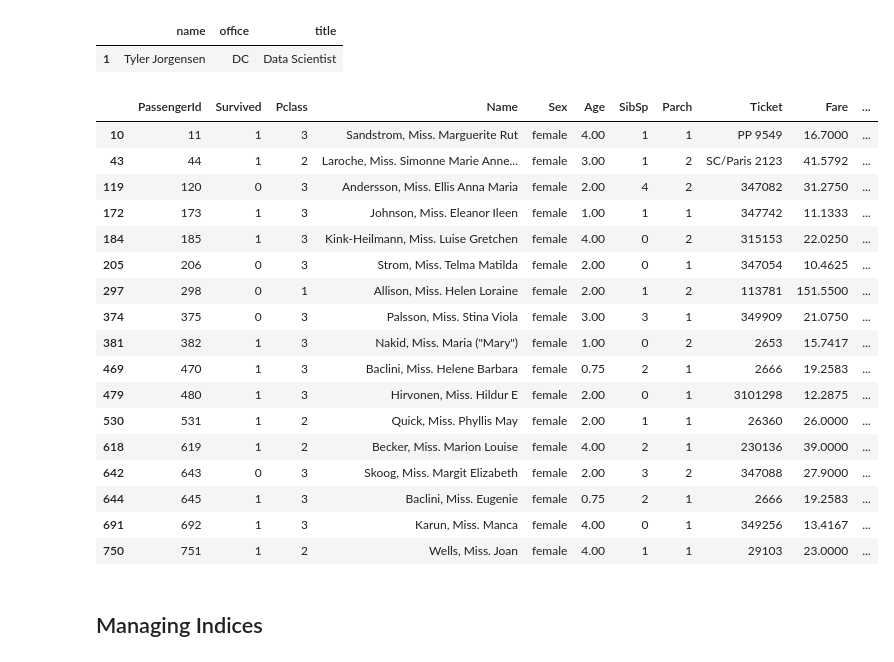
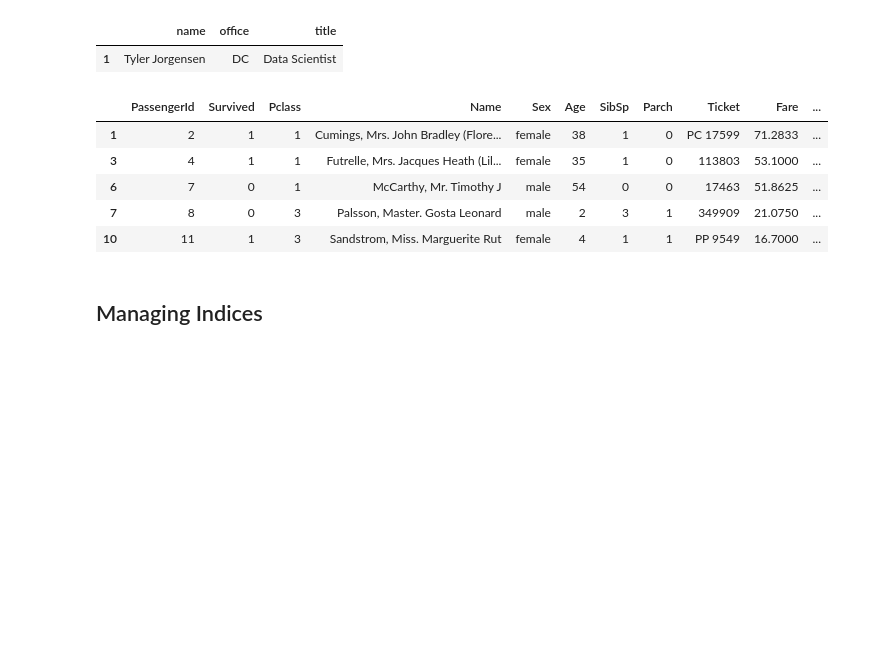
Before and after one commit to jackiekazil/intro_pandas, a Jupyter notebook: pandas_tutorial.ipynb, the cells around one changed output. Cells and saved outputs as stored; diff of their text form; code cells hidden in the pictures; blank space fills up the shorter version.

```diff
--- a/pandas_tutorial.ipynb
+++ b/pandas_tutorial.ipynb
@@ -215,26 +215,14 @@ picwell_employees[(picwell_employees.office == 'DC') & ~(picwell_employees.title
 |  | name | office | title |
 | 1 | Tyler Jorgensen | DC | Data Scientist |
 # %%
-titanic[(titanic.Sex == 'female') & (titanic.Age < 5)]
+titanic[(titanic.Pclass == 1) | (titanic.Age < 10)].head()
 # %% [output]
 |  | PassengerId | Survived | Pclass | Name | Sex | Age | SibSp | Parch | Ticket | Fare | ... |
-| 10 | 11 | 1 | 3 | Sandstrom, Miss. Marguerite Rut | female | 4.00 | 1 | 1 | PP 9549 | 16.7000 | ... |
-| 43 | 44 | 1 | 2 | Laroche, Miss. Simonne Marie Anne... | female | 3.00 | 1 | 2 | SC/Paris 2123 | 41.5792 | ... |
-| 119 | 120 | 0 | 3 | Andersson, Miss. Ellis Anna Maria | female | 2.00 | 4 | 2 | 347082 | 31.2750 | ... |
-| 172 | 173 | 1 | 3 | Johnson, Miss. Eleanor Ileen | female | 1.00 | 1 | 1 | 347742 | 11.1333 | ... |
-| 184 | 185 | 1 | 3 | Kink-Heilmann, Miss. Luise Gretchen | female | 4.00 | 0 | 2 | 315153 | 22.0250 | ... |
-| 205 | 206 | 0 | 3 | Strom, Miss. Telma Matilda | female | 2.00 | 0 | 1 | 347054 | 10.4625 | ... |
-| 297 | 298 | 0 | 1 | Allison, Miss. Helen Loraine | female | 2.00 | 1 | 2 | 113781 | 151.5500 | ... |
-| 374 | 375 | 0 | 3 | Palsson, Miss. Stina Viola | female | 3.00 | 3 | 1 | 349909 | 21.0750 | ... |
-| 381 | 382 | 1 | 3 | Nakid, Miss. Maria ("Mary") | female | 1.00 | 0 | 2 | 2653 | 15.7417 | ... |
-| 469 | 470 | 1 | 3 | Baclini, Miss. Helene Barbara | female | 0.75 | 2 | 1 | 2666 | 19.2583 | ... |
-| 479 | 480 | 1 | 3 | Hirvonen, Miss. Hildur E | female | 2.00 | 0 | 1 | 3101298 | 12.2875 | ... |
-| 530 | 531 | 1 | 2 | Quick, Miss. Phyllis May | female | 2.00 | 1 | 1 | 26360 | 26.0000 | ... |
-| 618 | 619 | 1 | 2 | Becker, Miss. Marion Louise | female | 4.00 | 2 | 1 | 230136 | 39.0000 | ... |
-| 642 | 643 | 0 | 3 | Skoog, Miss. Margit Elizabeth | female | 2.00 | 3 | 2 | 347088 | 27.9000 | ... |
-| 644 | 645 | 1 | 3 | Baclini, Miss. Eugenie | female | 0.75 | 2 | 1 | 2666 | 19.2583 | ... |
-| 691 | 692 | 1 | 3 | Karun, Miss. Manca | female | 4.00 | 0 | 1 | 349256 | 13.4167 | ... |
-| 750 | 751 | 1 | 2 | Wells, Miss. Joan | female | 4.00 | 1 | 1 | 29103 | 23.0000 | ... |
+| 1 | 2 | 1 | 1 | Cumings, Mrs. John Bradley (Flore... | female | 38 | 1 | 0 | PC 17599 | 71.2833 | ... |
+| 3 | 4 | 1 | 1 | Futrelle, Mrs. Jacques Heath (Lil... | female | 35 | 1 | 0 | 113803 | 53.1000 | ... |
+| 6 | 7 | 0 | 1 | McCarthy, Mr. Timothy J | male | 54 | 0 | 0 | 17463 | 51.8625 | ... |
+| 7 | 8 | 0 | 3 | Palsson, Master. Gosta Leonard | male | 2 | 3 | 1 | 349909 | 21.0750 | ... |
+| 10 | 11 | 1 | 3 | Sandstrom, Miss. Marguerite Rut | female | 4 | 1 | 1 | PP 9549 | 16.7000 | ... |
 # %% [markdown]
 ## Managing Indices
 # %% [markdown]
```
